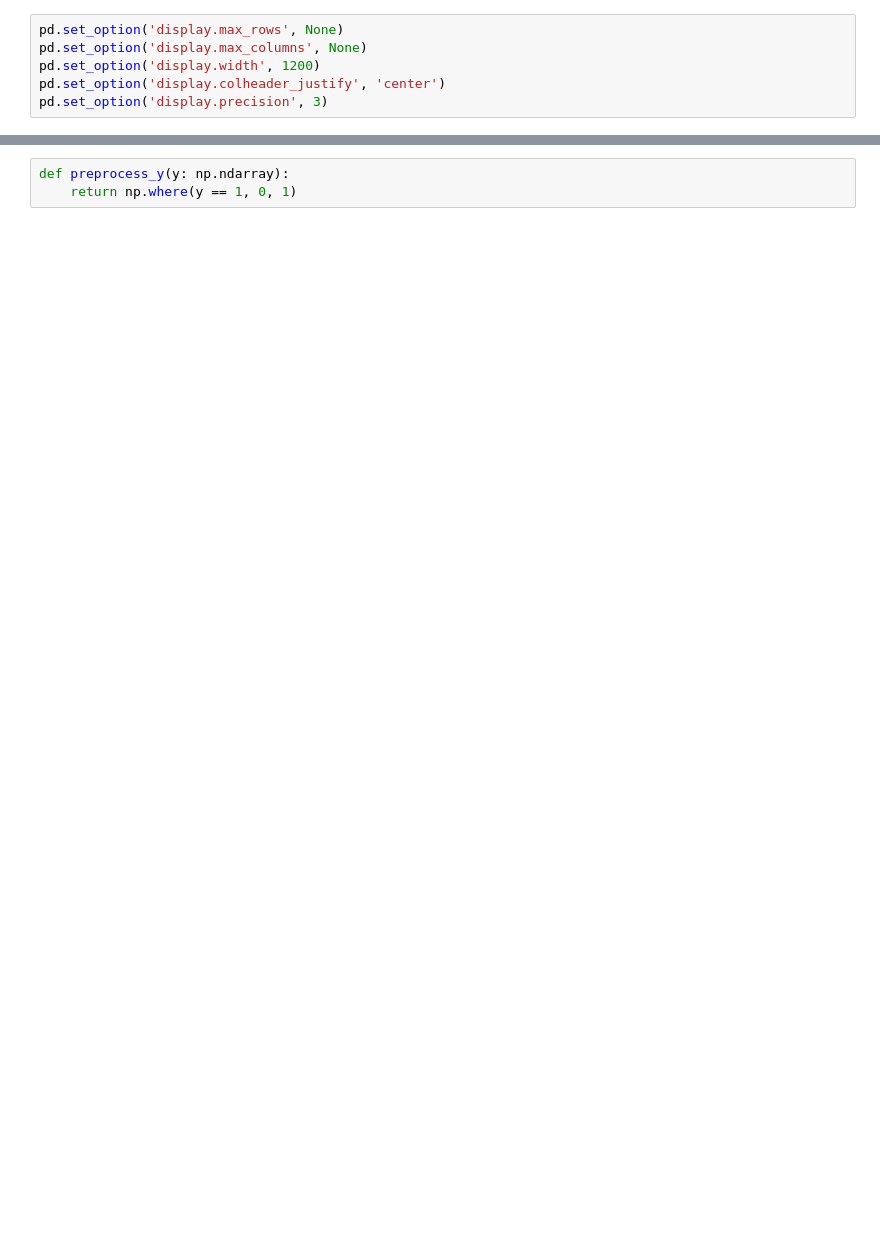
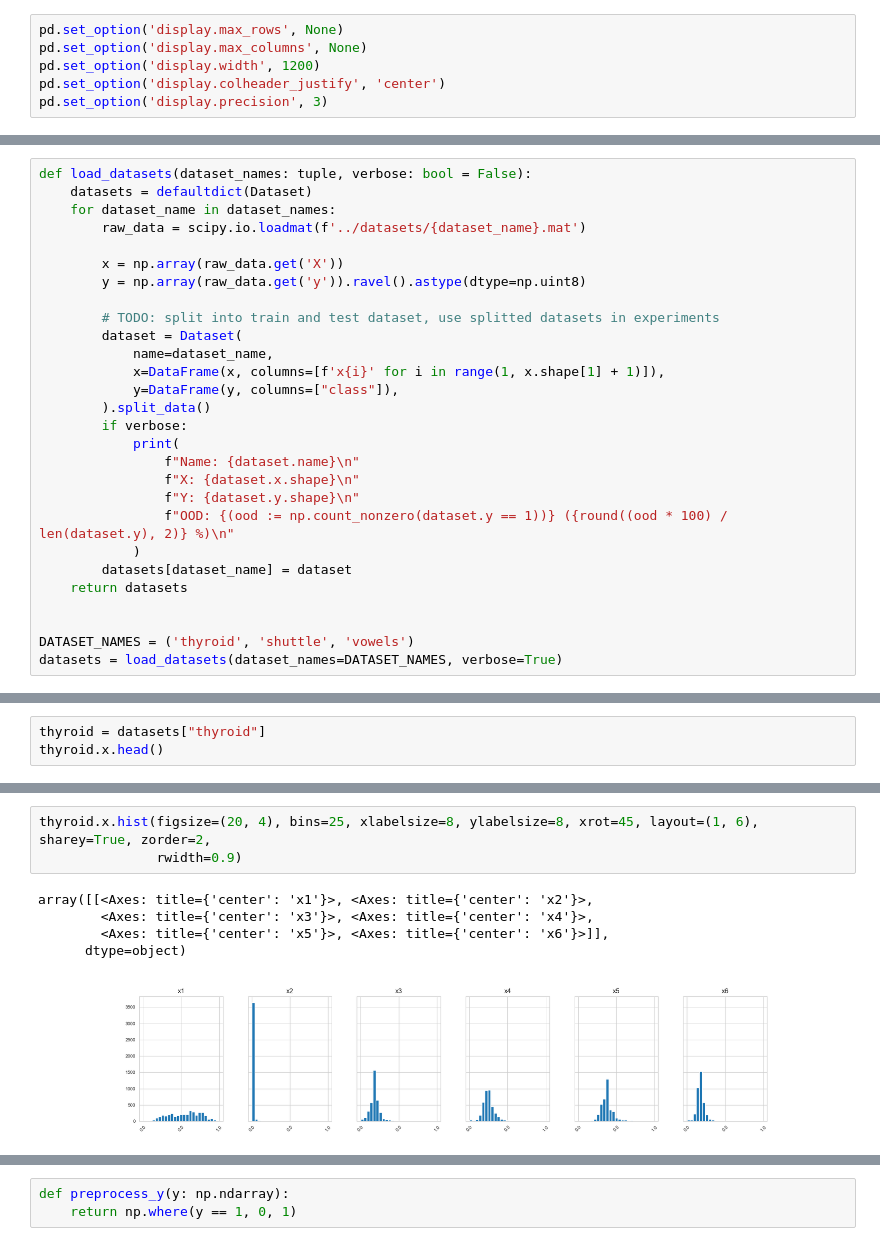
Before and after one commit to AndriiSonsiadlo/AnomalyDetectionICT, a Jupyter notebook: notebooks/experiments.ipynb, the cells around one changed output, grey strips where cells are left out. Drawn from its saved outputs; the diff is of its cells as text; blank space fills up the shorter version.

```diff
--- a/notebooks/experiments.ipynb
+++ b/notebooks/experiments.ipynb
@@ -325,0 +115,28 @@ correlation_map(cardio, figsize=(12, 12))
+# %%
+def load_datasets(dataset_names: tuple, verbose: bool = False):
+    datasets = defaultdict(Dataset)
+    for dataset_name in dataset_names:
+        raw_data = scipy.io.loadmat(f'../datasets/{dataset_name}.mat')
+
+        x = np.array(raw_data.get('X'))
+        y = np.array(raw_data.get('y')).ravel().astype(dtype=np.uint8)
+
+        # TODO: split into train and test dataset, use splitted datasets in experiments
+        dataset = Dataset(
+            name=dataset_name,
+            x=DataFrame(x, columns=[f'x{i}' for i in range(1, x.shape[1] + 1)]),
+            y=DataFrame(y, columns=["class"]),
+        ).split_data()
+        if verbose:
+            print(
+                f"Name: {dataset.name}\n"
+                f"X: {dataset.x.shape}\n"
+                f"Y: {dataset.y.shape}\n"
+                f"OOD: {(ood := np.count_nonzero(dataset.y == 1))} ({round((ood * 100) / len(dataset.y), 2)} %)\n"
+            )
+        datasets[dataset_name] = dataset
+    return datasets
+
+
+DATASET_NAMES = ('thyroid', 'shuttle', 'vowels')
+datasets = load_datasets(dataset_names=DATASET_NAMES, verbose=True)
@@ -325,0 +221,3 @@ correlation_map(cardio, figsize=(12, 12))
+# %%
+thyroid = datasets["thyroid"]
+thyroid.x.head()
@@ -325,0 +243,9 @@ correlation_map(cardio, figsize=(12, 12))
+# %%
+thyroid.x.hist(figsize=(20, 4), bins=25, xlabelsize=8, ylabelsize=8, xrot=45, layout=(1, 6), sharey=True, zorder=2,
+               rwidth=0.9)
+# %% [output]
+array([[<Axes: title={'center': 'x1'}>, <Axes: title={'center': 'x2'}>,
+        <Axes: title={'center': 'x3'}>, <Axes: title={'center': 'x4'}>,
+        <Axes: title={'center': 'x5'}>, <Axes: title={'center': 'x6'}>]],
+      dtype=object)
+[figure, added]
```
Also changed, not shown: parts of 89 cells of this notebook.
